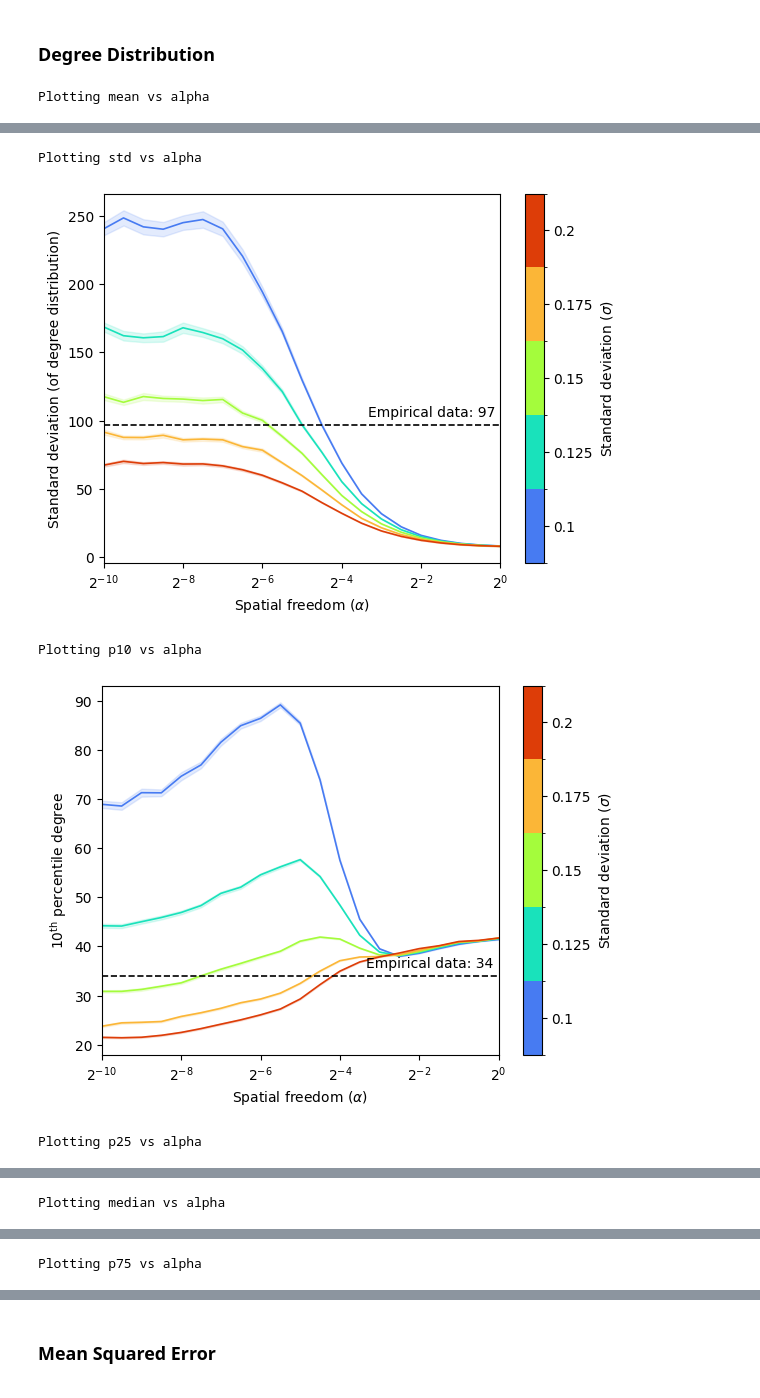
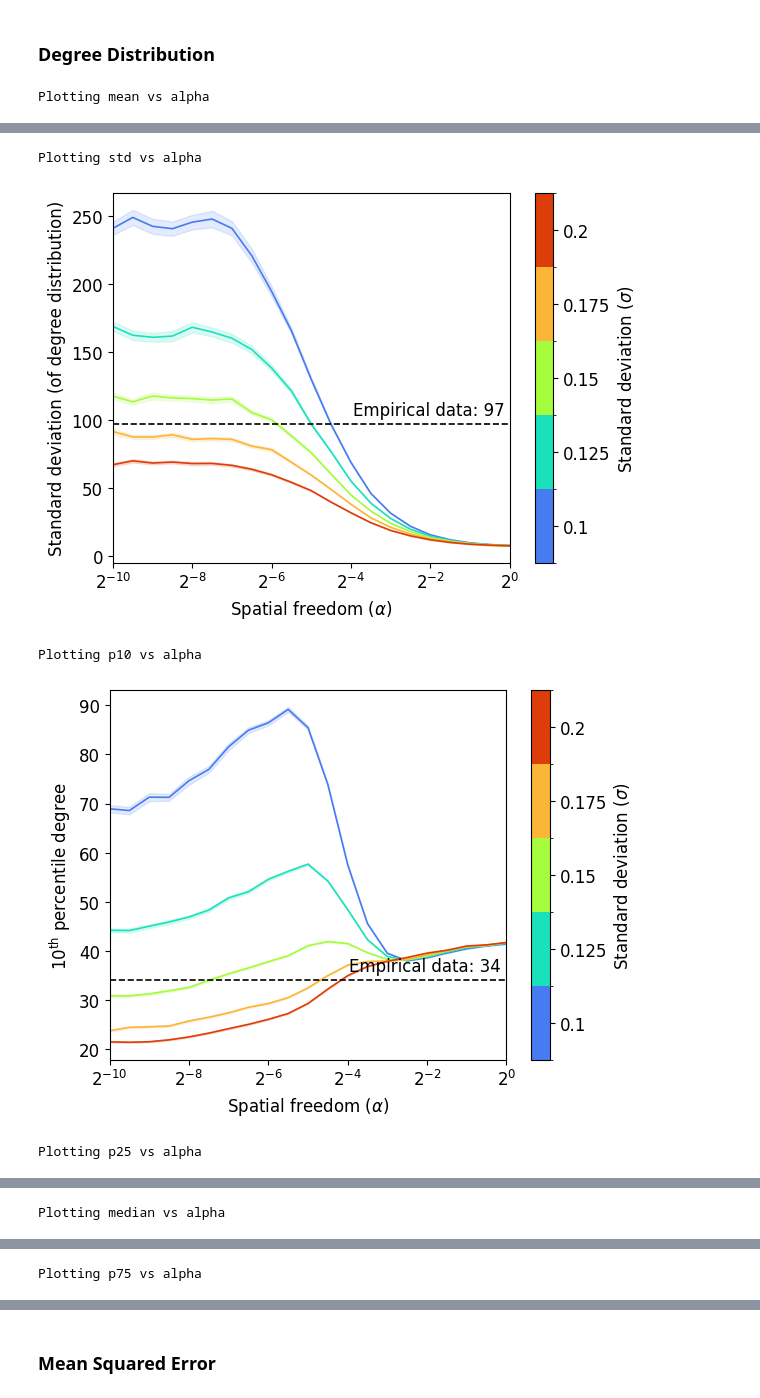
Before and after one commit to IrinaMonaEpure/MARS, a Jupyter notebook: notebooks/fit_alpha_and_std_on_max_degree.ipynb, the cells around one changed output, grey strips where cells are left out. Drawn from its saved outputs; the diff is of its cells as text; code cells hidden in the pictures.

Commit message:
Journal submission figure updates

```diff
--- a/notebooks/fit_alpha_and_std_on_max_degree.ipynb
+++ b/notebooks/fit_alpha_and_std_on_max_degree.ipynb
@@ -15,6 +16,10 @@ from matplotlib.colors import Normalize
 from matplotlib.ticker import LogLocator
 from matplotlib.colors import BoundaryNorm, ListedColormap
 from sklearn.metrics import mean_absolute_percentage_error
+# %%
+plt.rcParams.update({
+    "font.size": 12,
+})
 # %% [markdown]
 ### Degree Distribution
 # %%
@@ -171,7 +176,7 @@ for feature, empirical_value, y_label in zip(
         textcoords="offset points",
         ha="right",
         va="bottom",
-        fontsize=10,
+        fontsize=12,
     )
 
     ax.set_xlabel(r"Spatial freedom ($\alpha$)")
@@ -191,5 +196,5 @@ Plotting mean vs alpha
 Plotting std vs alpha
-[figure, old version]
+[figure, new version]
 Plotting p10 vs alpha
-[figure, old version]
+[figure, new version]
 Plotting p25 vs alpha
```
Also changed, not shown: parts of 4 cells of this notebook, 1 other file.
